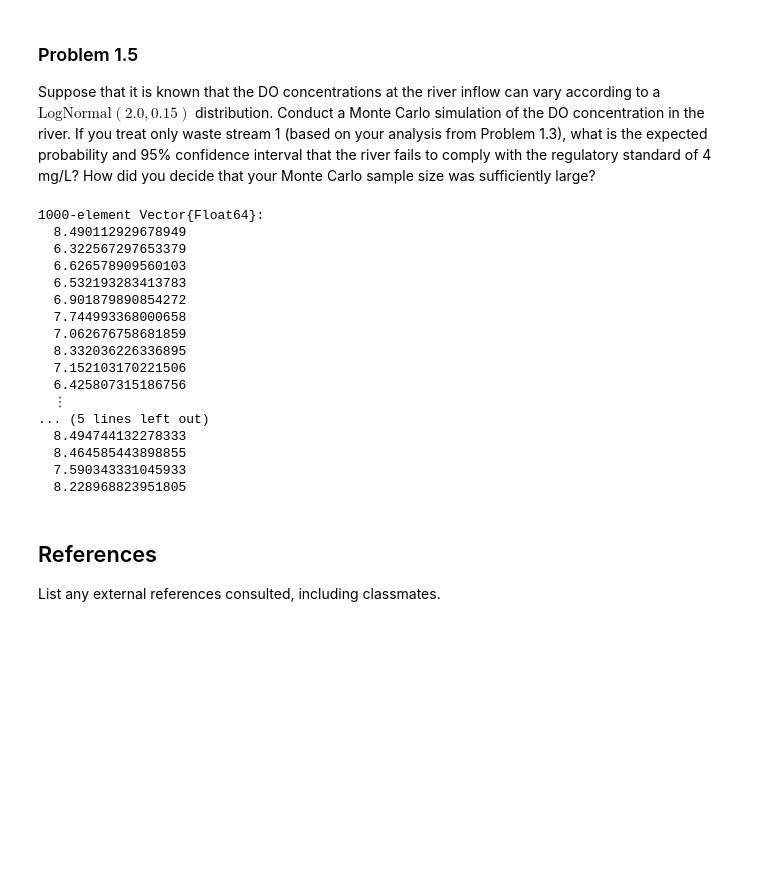
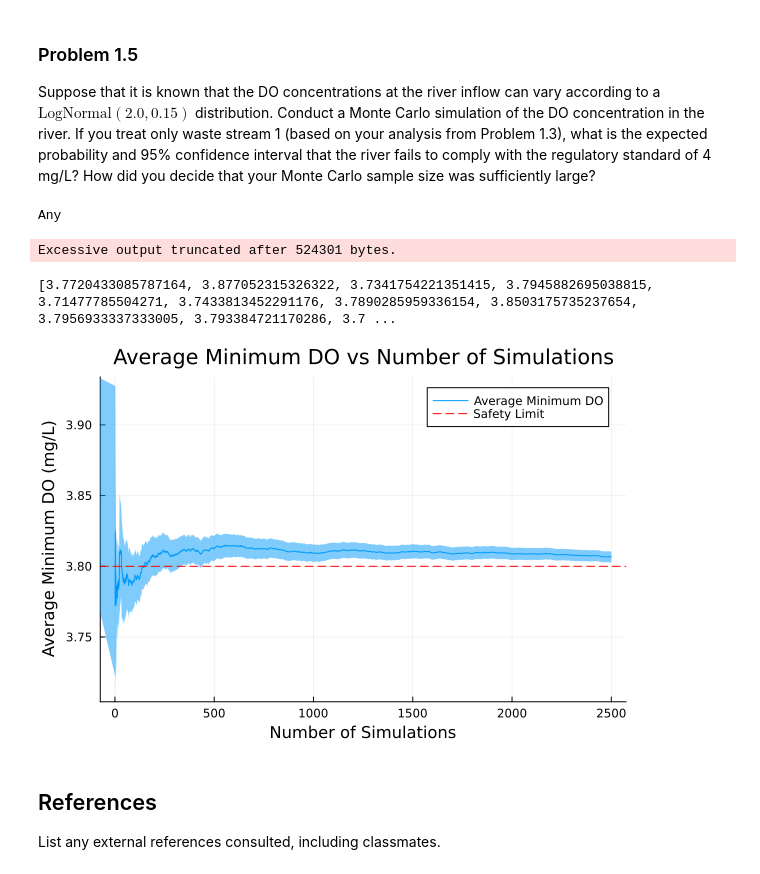
Before and after one commit to BEE4750-FA25/hw3-evtw, a Jupyter notebook: hw03.ipynb, the cells around one changed output. Drawn from its saved outputs; the diff is of its cells as text; code cells hidden in the pictures; blank space fills up the shorter version.

```diff
--- a/hw03.ipynb
+++ b/hw03.ipynb
@@ -542,25 +542,67 @@ the river fails to comply with the regulatory standard of 4 mg/L? How
 did you decide that your Monte Carlo sample size was sufficiently large?
 # %%
 DO_dist = LogNormal(2.0,0.15)
-DO_samples = rand(DO_dist, 1000)
+sample_size = 2500
+DO_samples = rand(DO_dist, sample_size)
+final_DO_values = [];
+
+for i in 1:sample_size
+    # Equation constants:
+    k_a = 0.55
+    k_c = 0.35
+    k_n = 0.25
+    C_s = 10 # mg/L
+    U = 6 # km/d
+
+    # System 1:
+    C1_0 = DO_samples[i] * 10/11 + 5 * 0.5 * 1/11 # mg/L
+    B1_0 = 5 * 10/11 + 50 * 0.5 * 1/11 # mg/L
+    N1_0 = 5 * 10/11 + 35 * 0.5 * 1/11 # mg/L
+
+    # System 2:
+    C2_0 = (10(1-0.252) + C1_0*0.252 - B1_0*0.287 - N1_0*0.235) * 110/125 + 5 * 15/125 # mg/L
+    B2_0 = B1_0*(1 - 0.287) * 110/125 + 45 * 15/125 # mg/L
+    N2_0 = N1_0*(1 - 0.235) * 110/125 + 35 * 15/125 # mg/L
+
+    distance_range = [0:0.5:50;];
+    DO_values = [];
+
+    for d in distance_range
+        if d <= 15
+            alpha1 = exp(-k_a * d / U)
+            alpha2 = (k_c / (k_a - k_c)) * (exp(-k_c * d / U) - exp(-k_a * d / U))
+            alpha3 = (k_n / (k_a - k_n)) * (exp(-k_n * d / U) - exp(-k_a * d / U))
+
+            C = C_s*(1-alpha1) + C1_0*alpha1 - B1_0*alpha2 - N1_0*alpha3
+            push!(DO_values, C)
+        else
+            d_adjusted = d - 15
+            alpha1 = exp(-k_a * d_adjusted / U)
+            alpha2 = (k_c / (k_a - k_c)) * (exp(-k_c * d_adjusted / U) - exp(-k_a * d_adjusted / U))
+            alpha3 = (k_n / (k_a - k_n)) * (exp(-k_n * d_adjusted / U) - exp(-k_a * d_adjusted / U))
+
+            C = C_s*(1-alpha1) + C2_0*alpha1 - B2_0*alpha2 - N2_0*alpha3
+            push!(DO_values, C)
+        end
+    end
+    push!(final_DO_values, minimum(DO_values))
+end
+
+print(final_DO_values)
+avg_DO = zeros(length(final_DO_values))
+std_DO = zeros(length(final_DO_values))
+std_DO[1] = 0.0
+for j in 1:length(final_DO_values)
+    avg_DO[j] = mean(final_DO_values[1:j])
+    std_DO[j] = std(final_DO_values[1:j]) / sqrt(j)
+end
+plot(1:length(final_DO_values), avg_DO, ribbon=1.96 * std_DO, xlabel="Number of Simulations", ylabel="Average Minimum DO (mg/L)", title="Average Minimum DO vs Number of Simulations", label="Average Minimum DO",legend=true)
+hline!([3.8], label="Safety Limit", linestyle=:dash, color=:red)
 # %% [output]
-1000-element Vector{Float64}:
-  8.490112929678949
-  6.322567297653379
-  6.626578909560103
-  6.532193283413783
-  6.901879890854272
-  7.744993368000658
-  7.062676758681859
-  8.332036226336895
-  7.152103170221506
-  6.425807315186756
-  ⋮
-... (5 lines left out)
-  8.494744132278333
-  8.464585443898855
-  7.590343331045933
-  8.228968823951805
+Any
+Excessive output truncated after 524301 bytes.
+[3.7720433085787164, 3.877052315326322, 3.7341754221351415, 3.7945882695038815, 3.71477785504271, 3.7433813452291176, 3.7890285959336154, 3.8503175735237654, 3.7956933337333005, 3.793384721170286, 3.7 ...
+[figure, added]
 # %% [markdown]
 ## References
 
```
Also changed, not shown: parts of 1 cell of this notebook.
